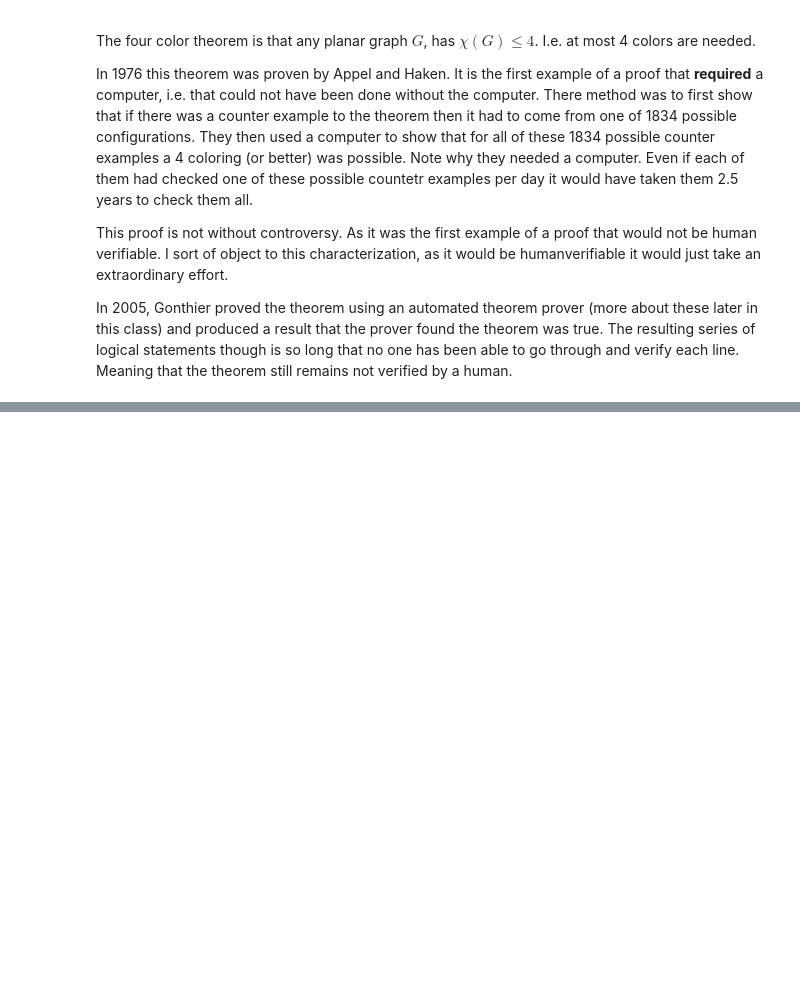
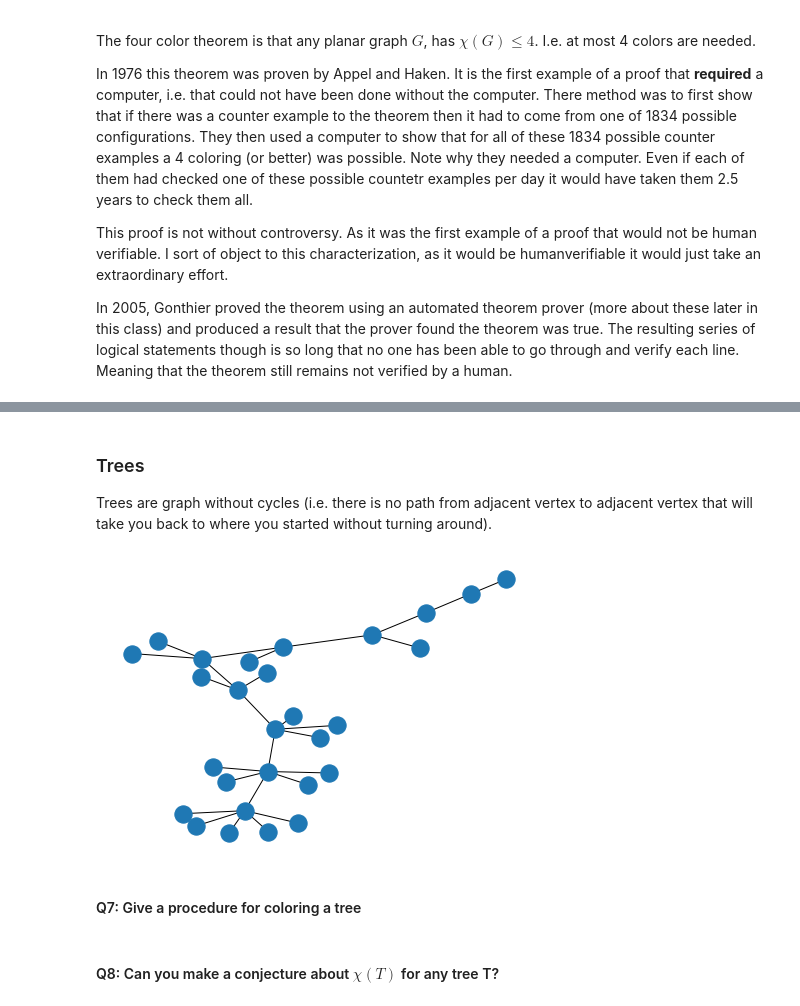
Before and after one commit to virgilpierce/MATH-228, a Jupyter notebook: 1.6 Activity - Graph Coloring.ipynb, the cells around one changed output, grey strips where cells are left out. Saved outputs shown, nothing was run; the diff lists cells and outputs as text; code cells hidden in the pictures; blank space fills up the shorter version.

```diff
--- a/1.6 Activity - Graph Coloring.ipynb
+++ b/1.6 Activity - Graph Coloring.ipynb
@@ -81,0 +104,16 @@ In 2005, Gonthier proved the theorem using an automated theorem prover (more abo
+# %% [markdown]
+### Trees
+
+Trees are graph without cycles (i.e. there is no path from adjacent vertex to adjacent vertex that will take you back to where you started without turning around).
+# %%
+# You might need to rerun this a couple of times to get the picture arranged so you can
+# identify all 28 vertices
+T = nx.degree_sequence_tree([1, 1, 1, 1, 5, 1, 1, 1, 1, 6, 1, 1, 4, 4,
+                             1, 1, 3, 1, 2, 1, 2, 3, 1, 1, 1, 1, 1, 6])
+nx.draw(T)
+# %% [output]
+[figure, added]
+# %% [markdown]
+#### Q7: Give a procedure for coloring a tree
+# %% [markdown]
+#### Q8: Can you make a conjecture about $\chi(T)$ for any tree T?
```
Also changed, not shown: parts of 6 cells of this notebook.
